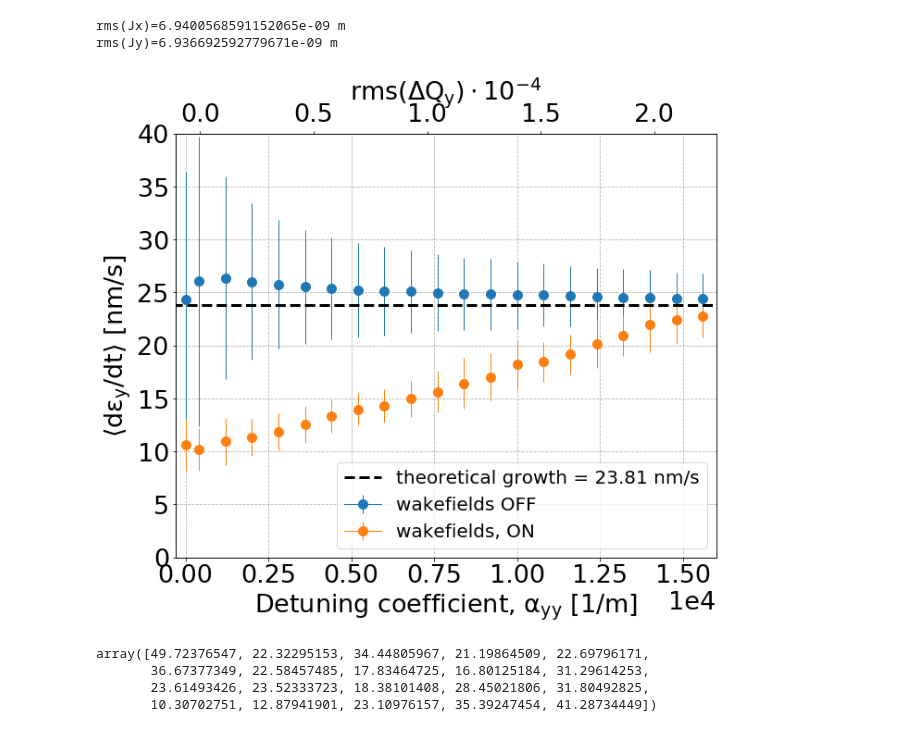
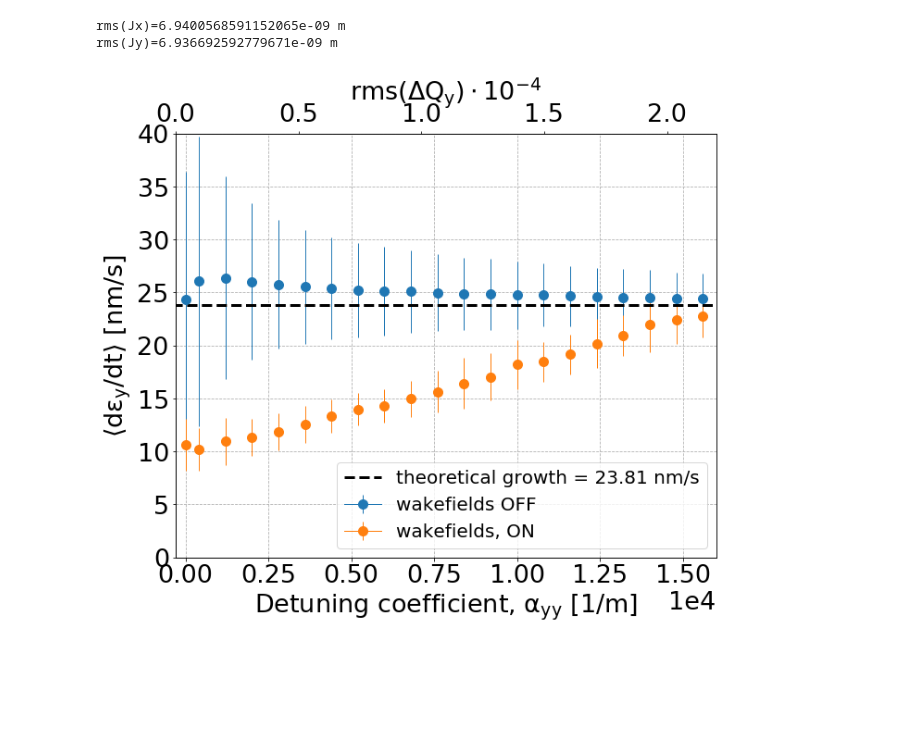
Before and after one commit to natriant/cc_rf_noise_pyheadtail, a Jupyter notebook: post_process_analysis/studies_with_sets_of_kicks/job003b_plot_loadFromPickles_dey_scanOverAyy.ipynb, the cells around one changed output. Cells and saved outputs as stored; diff of their text form; code cells hidden in the pictures; blank space fills up the shorter version.

Commit message:
add expected SPS detuning with amph amplitude

```diff
--- a/post_process_analysis/studies_with_sets_of_kicks/job003b_plot_loadFromPickles_dey_scanOverAyy.ipynb
+++ b/post_process_analysis/studies_with_sets_of_kicks/job003b_plot_loadFromPickles_dey_scanOverAyy.ipynb
@@ -53,9 +53,10 @@ print(len(my_variables))
 ### Load the data
 # %%
 path_to_data = './'
-study_name = 'deyRates_sps_270GeV_CC_PN1e-8_1e5turns_5e5Nb_wakefieldsONvsOFF_QpxQpy5e-1_ayyScanlong' # title for save figures
-study_name_1 = 'deyRates_sps_270GeV_CC_PN1e-8_1e5turns_5e5Nb_Nowakefields_QpxQpy1_ayyScan'
-study_name_2 = 'deyRates_sps_270GeV_CC_PN1e-8_1e5turns_5e5Nb_wakefieldsON_500slices_QpxQpy1_ayyScan'
+QpxQpy=1
+study_name = f'deyRates_sps_270GeV_CC_PN1e-8_1e5turns_5e5Nb_wakefieldsONvsOFF_QpxQpy{QpxQpy}_ayyScanlong' # title for save figures
+study_name_1 = f'deyRates_sps_270GeV_CC_PN1e-8_1e5turns_5e5Nb_Nowakefields_QpxQpy{QpxQpy}_ayyScan'
+study_name_2 = f'deyRates_sps_270GeV_CC_PN1e-8_1e5turns_5e5Nb_wakefieldsON_500slices_QpxQpy{QpxQpy}_ayyScan'
 noise_type = 'PN'
 
 my_df_1 = pickle.load( open(path_to_data+study_name_1+'.pkl', "rb" ))
@@ -239,9 +240,9 @@ if savefig:
 ### Compute the rms detuning with amplitude
 # %%
 #Load the bunch, you need to activate a Pyheadtail version v1.13 or newer
-path_to_data = '/afs/cern.ch/work/n/natriant/private/pyheadtail_example_crabcavity/'
-study_name_dq = 'sps_270GeV_CC_PN1e-8_1e5turns_5e5Nb_wakefieldsON_500slices_QpxQpy2_ayy0.0_fixedKicksSet1_run0/'
-bunch = pickle.load(open(path_to_data+study_name_dq+'bunch', 'rb')) # you need to activate an environment with pyhedtail version at least v1.13.5
+#path_to_bunch = '/afs/cern.ch/work/n/natriant/private/pyheadtail_example_crabcavity/'
+path_to_bunch='./'
+bunch = pickle.load(open(path_to_bunch+'bunch', 'rb')) # you need to activate an environment with pyhedtail version at least v1.13.5
 # %%
 # Optics at CC2
 beta_y = 73.81671646
@@ -272,11 +273,12 @@ rms(Jx)=6.9400568591152065e-09 m
 rms(Jy)=6.936692592779671e-09 m
 # %%
 Dqy_rms = []
-axy = 0
 for ayy in my_variables:
-    Dqy_rms.append(amplitude_detuning_y(rms_Jx_init, rms_Jy_init, ayy, axy))
+    Dqy_rms.append(rms_amplitude_detuning_y(Jy_init, Jx_init, ayy, axy))
 # %%
 fig, ax = plt.subplots(1,1)
+
+ax2 = ax.twiny()
 
 for i, key in enumerate(my_df_keys):
 
@@ -295,43 +297,34 @@ for i, key in enumerate(my_df_keys):
     systematic_error_2 = np.std(my_df_2[my_df_keys[i]]['m'])
     statistical_error_2 = np.sqrt(np.mean(np.array(my_df_2[my_df_keys[i]]['err'])**2))
     total_error_2 = np.sqrt(systematic_error_2**2+statistical_error_2**2)
 
 
     ax.errorbar(my_variables[i], np.mean(my_df_1[my_df_keys[i]]['m'])*1e9, yerr=total_error_1*1e9, marker='o',  c='C0', label=my_label_1)
     ax.errorbar(my_variables[i], np.mean(my_df_2[my_df_keys[i]]['m'])*1e9, yerr=total_error_2*1e9, marker='o',  c='C1', label=my_label_2)
 
 
-ax2 = ax.twiny()
-ax2.plot(np.array(Dqy_rms)*1e4, np.arange(0,len(my_variables)), linestyle='')
+    ax2.plot(np.array(Dqy_rms[i])*1e4, np.mean(my_df_1[my_df_keys[i]]['m'])*1e9, linestyle='')
 
 
 ax.hlines(expected_growth*1e9, -400, 17000, linestyles='dashed', linewidth=3, color='k', label=f'theoretical growth = {expected_growth*1e9:.2f} nm/s')
 ax.legend(loc=4)
 
+ax2.set_xlim(0, 2.2)
 ax.set_xlim(-300, 16000)
 ax.set_ylim(0, 40)
 ax.grid(linestyle='dashed')
 
 ax.set_ylabel(r'$\mathrm{\langle d\epsilon_y / dt \rangle \ [nm/s]}$')
 ax.set_xlabel('Detuning coefficient, '+r'$\mathrm{\alpha_{yy} \ [1/m]}$')
 ax.ticklabel_format(axis='x', style='sci', scilimits=(4,4))
 
 
 ax2.set_xlabel(r'$\mathrm{rms(\Delta Q_y) \cdot 10^{-4}}$')
 
 plt.tight_layout()
 
-savefig = True
+savefig = False
 if savefig:
     plt.savefig(f'./output/{study_name}_vs_TuneSpread_v2.png', bbox_inches='tight')
 # %% [output]
-[figure, old version]
+[figure, new version]
-# %%
-
-# Example print
-np.array(my_df_1[my_df_1.keys()[2]]['m'])*1e9
-# %% [output]
-array([49.72376547, 22.32295153, 34.44805967, 21.19864509, 22.69796171,
-       36.67377349, 22.58457485, 17.83464725, 16.80125184, 31.29614253,
-       23.61493426, 23.52333723, 18.38101408, 28.45021806, 31.80492825,
-       10.30702751, 12.87941901, 23.10976157, 35.39247454, 41.28734449])
```
Also changed, not shown: parts of 6 cells of this notebook, 1 other file.
